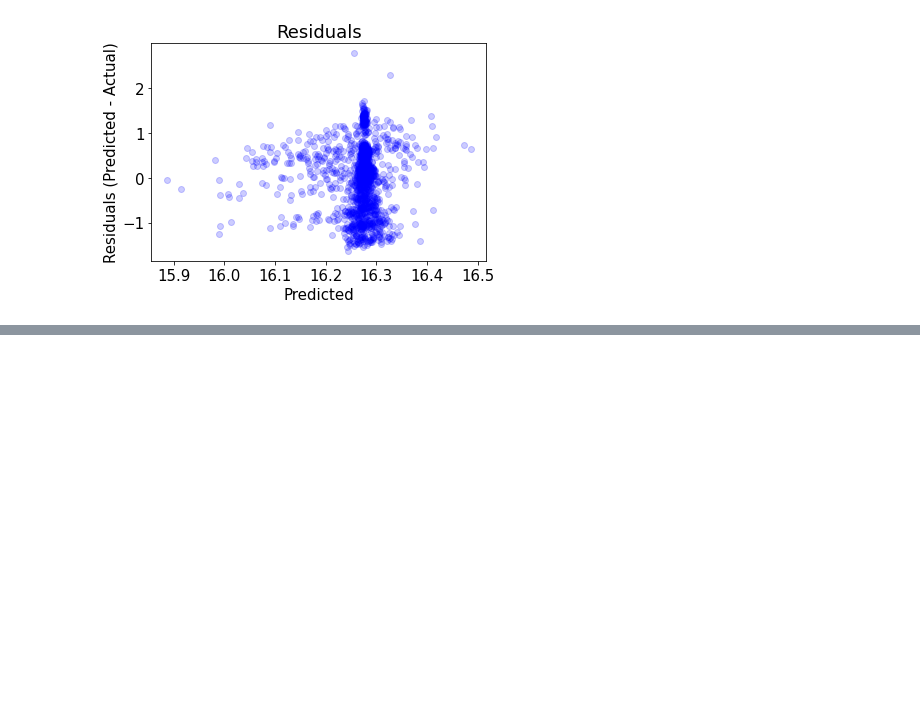
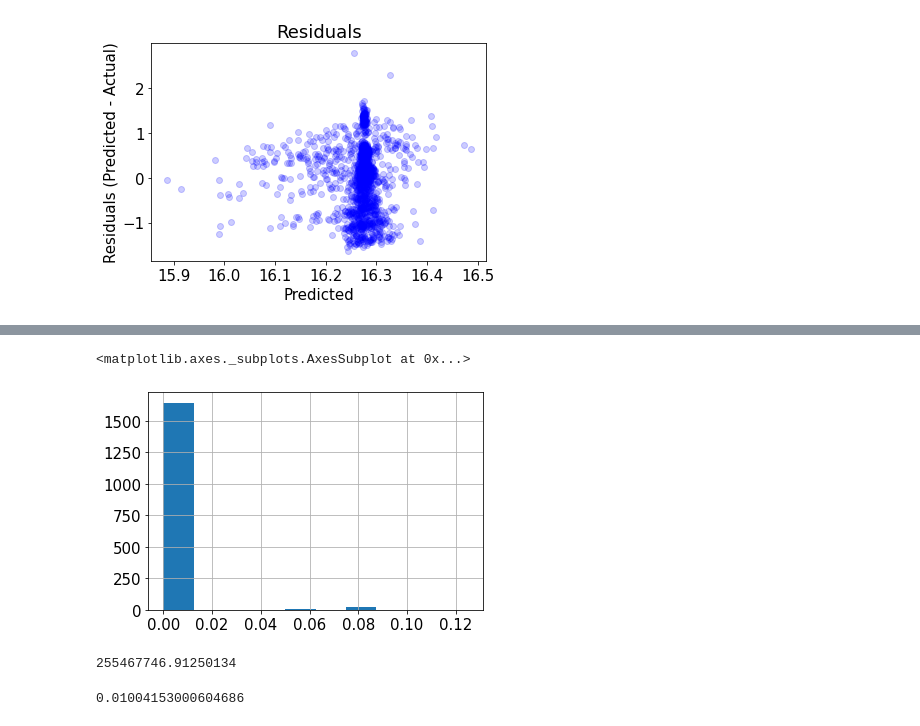
Before and after one commit to joelsewhere/illinois-gaming, a Jupyter notebook: notebooks/mvp.ipynb, the cells around one changed output, grey strips where cells are left out. Drawn from its saved outputs; the diff is of its cells as text; code cells hidden in the pictures; blank space fills up the shorter version.

```diff
--- a/notebooks/mvp.ipynb
+++ b/notebooks/mvp.ipynb
@@ -789,0 +835,34 @@ This model finds that on average a 1 standard deviation increase in the number o
+# %%
+def tax_rate(revenue):
+    if revenue <= 25000000:
+        return .15
+    elif revenue <= 50000000:
+        return .225
+    elif revenue <= 75000000:
+        return .275
+    elif revenue <= 100000000:
+        return .325
+    elif revenue <= 150000000:
+        return .375
+    elif revenue <= 200000000:
+        return .45
+    elif revenue > 200000000:
+        return .5
+# %%
+counter_factual['adjusted_tax'] = counter_factual.adjusted_agr.apply(tax_rate)
+counter_factual['observed_tax'] = counter_factual.casino_agr.apply(tax_rate)
+# %%
+(counter_factual.adjusted_tax - counter_factual.observed_tax).hist()
+# %% [output]
+<matplotlib.axes._subplots.AxesSubplot at 0x...>
+[figure, added]
+# %%
+counter_factual['adjusted_pf'] = counter_factual.adjusted_agr * counter_factual.adjusted_tax
+counter_factual['observed_pf'] = counter_factual.casino_agr * counter_factual.observed_tax
+counter_factual.adjusted_pf.sum() - counter_factual.observed_pf.sum()
+# %% [output]
+255467746.91250134
+# %%
+255467746.91250134/counter_factual.casino_agr.sum()
+# %% [output]
+0.01004153000604686
```
Also changed, not shown: parts of 8 cells of this notebook.
